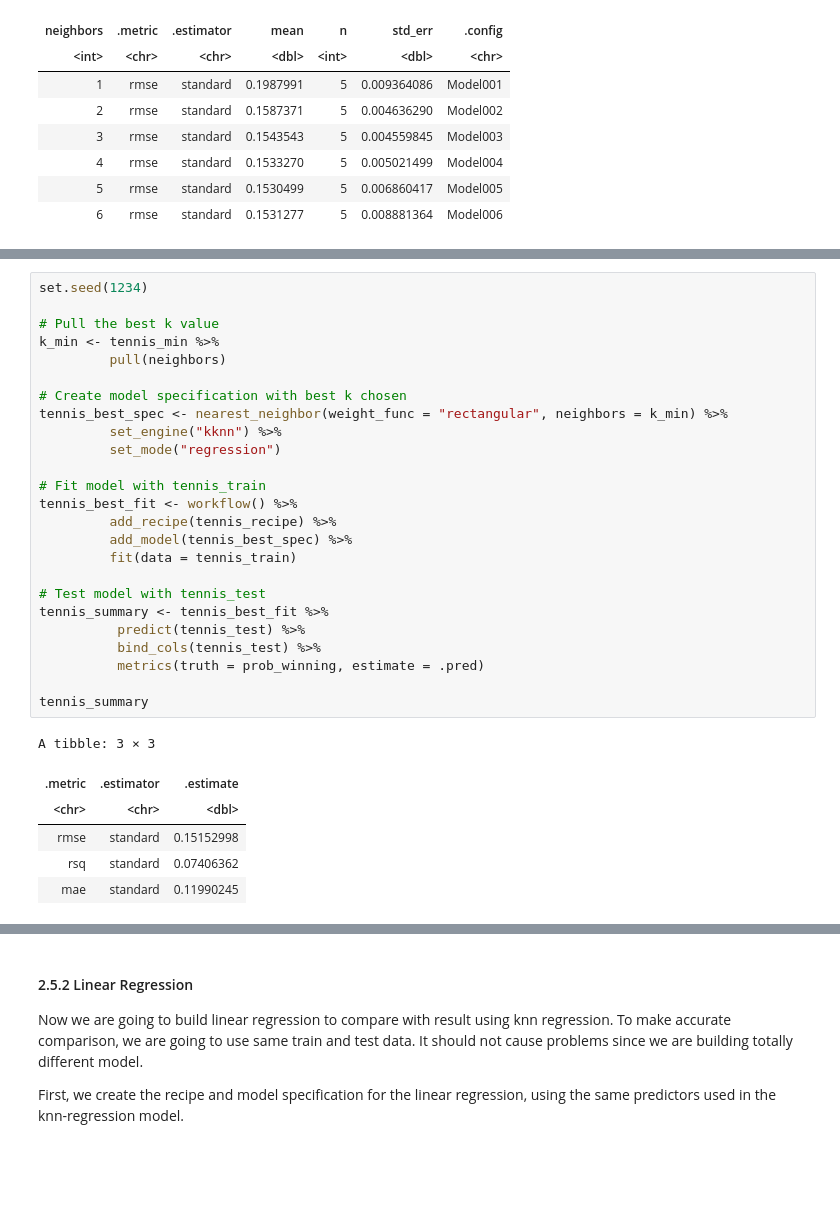
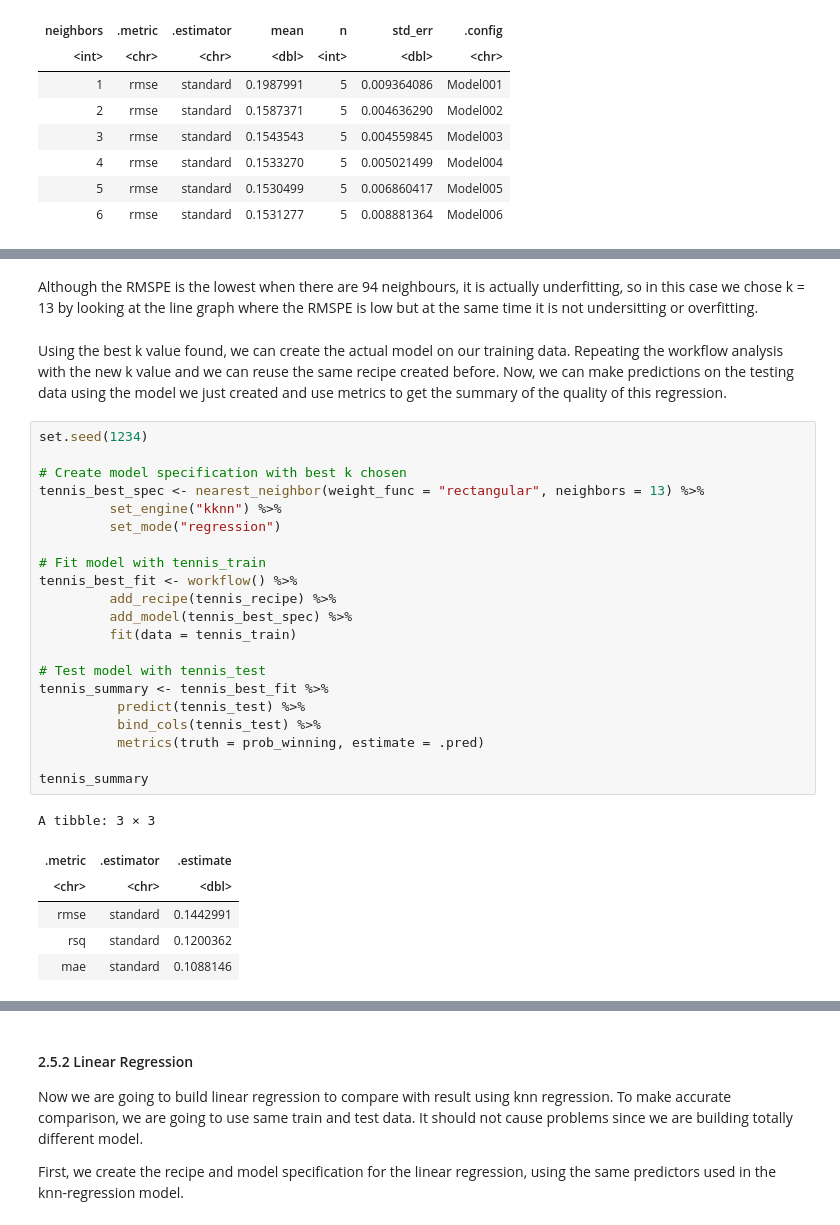
Before and after one commit to zhangLily2020/DSCI-100-Group-Project, a Jupyter notebook: final_report.ipynb, the cells around one changed output, grey strips where cells are left out. Saved outputs shown, nothing was run; the diff lists cells and outputs as text; blank space fills up the shorter version.

Commit message:
added explanation to knn regression code

```diff
--- a/final_report.ipynb
+++ b/final_report.ipynb
@@ -377,35 +386,35 @@ A tibble: 1 × 7
 | neighbors | .metric | .estimator | mean | n | std_err | .config |
 | <int> | <chr> | <chr> | <dbl> | <int> | <dbl> | <chr> |
 | 94 | rmse | standard | 0.1509237 | 5 | 0.006639385 | Model094 |
+# %% [markdown]
+Although the RMSPE is the lowest when there are 94 neighbours, it is actually underfitting, so in this case we chose k = 13 by looking at the line graph where the RMSPE is low but at the same time it is not undersitting or overfitting.
+# %% [markdown]
+Using the best k value found, we can create the actual model on our training data. Repeating the workflow analysis with the new k value and we can reuse the same recipe created before. Now, we can make predictions on the testing data using the model we just created and use metrics to get the summary of the quality of this regression.
 # %%
 set.seed(1234)
 
-# Pull the best k value
-k_min <- tennis_min %>%
-         pull(neighbors)
-
 # Create model specification with best k chosen
-tennis_best_spec <- nearest_neighbor(weight_func = "rectangular", neighbors = k_min) %>%
+tennis_best_spec <- nearest_neighbor(weight_func = "rectangular", neighbors = 13) %>%
          set_engine("kknn") %>%
          set_mode("regression")
 
 # Fit model with tennis_train
 tennis_best_fit <- workflow() %>%
          add_recipe(tennis_recipe) %>%
          add_model(tennis_best_spec) %>%
          fit(data = tennis_train)
 
 # Test model with tennis_test
 tennis_summary <- tennis_best_fit %>%
           predict(tennis_test) %>%
           bind_cols(tennis_test) %>%
           metrics(truth = prob_winning, estimate = .pred)
 
 tennis_summary
 # %% [output]
 A tibble: 3 × 3
 | .metric | .estimator | .estimate |
 | <chr> | <chr> | <dbl> |
-| rmse | standard | 0.15152998 |
-| rsq | standard | 0.07406362 |
-| mae | standard | 0.11990245 |
+| rmse | standard | 0.1442991 |
+| rsq | standard | 0.1200362 |
+| mae | standard | 0.1088146 |
```
Also changed, not shown: parts of 9 cells of this notebook.
